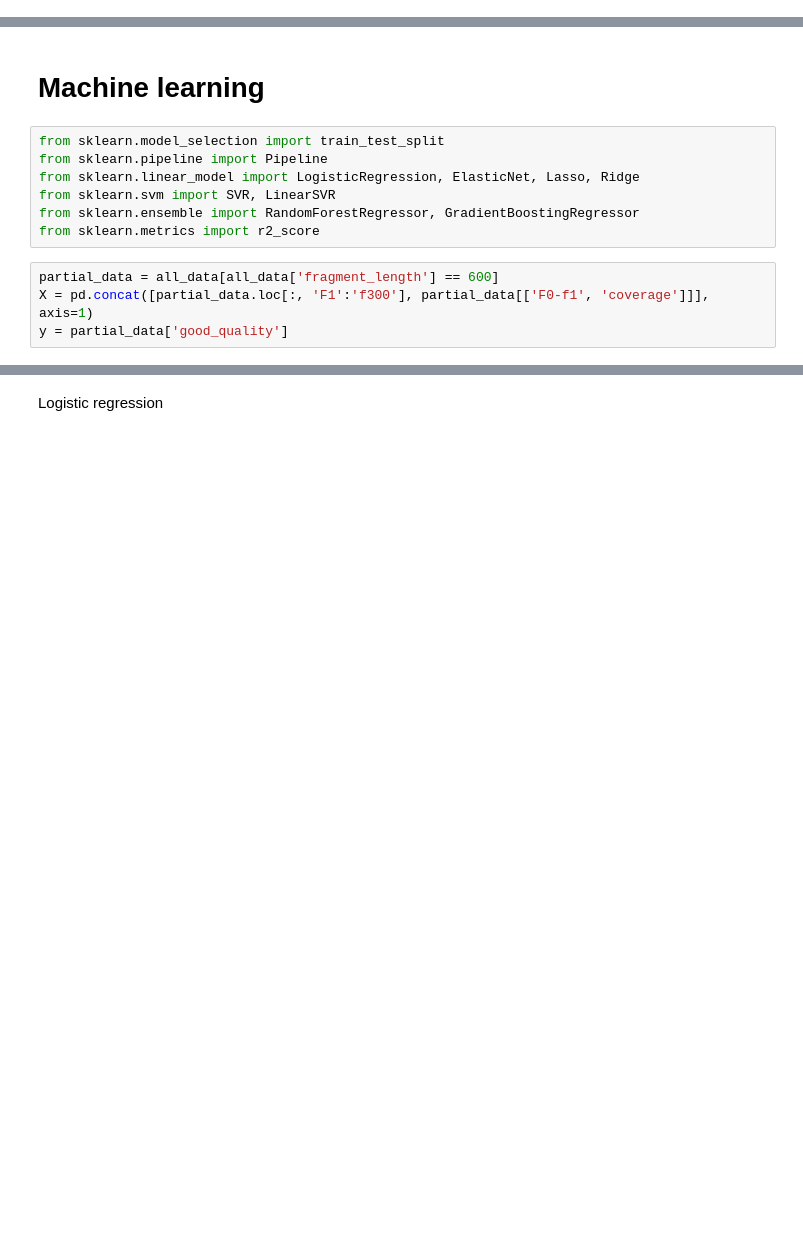
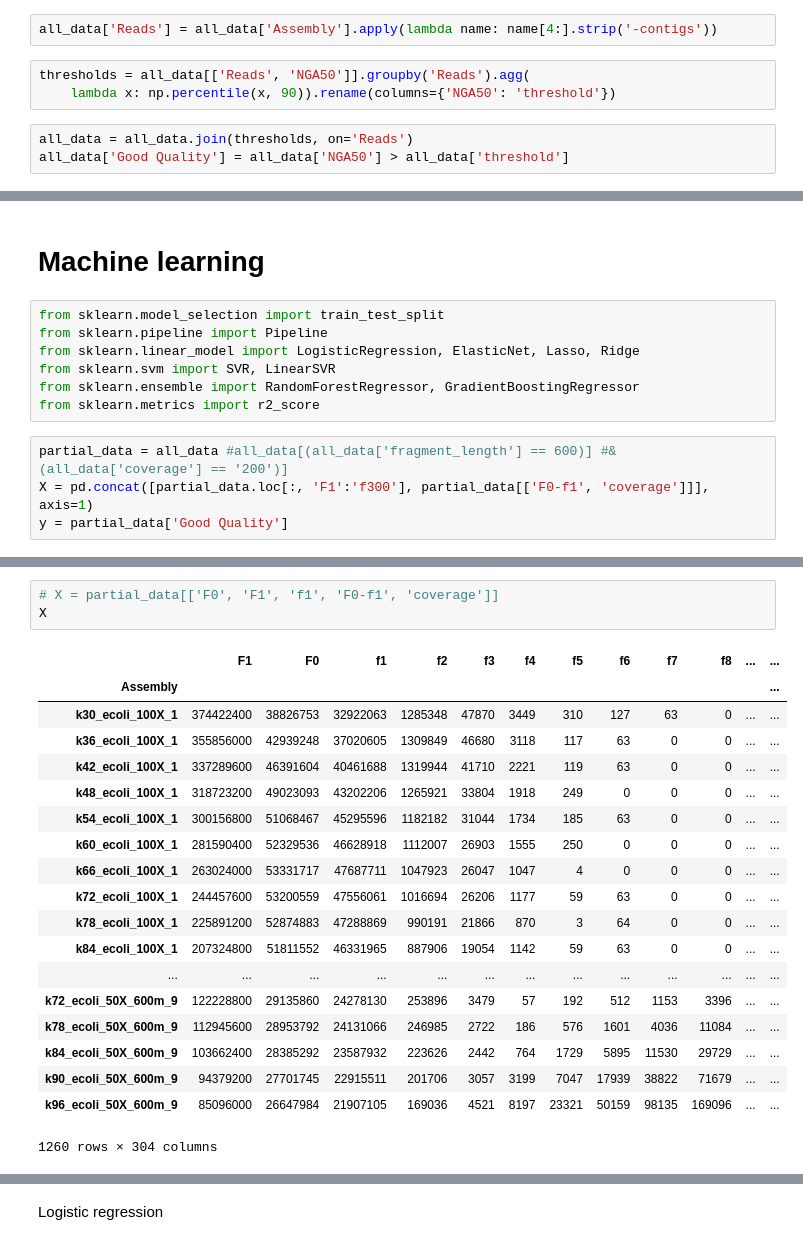
Before and after one commit to emreerhan/kmer-optimization, a Jupyter notebook: kmer_analysis.ipynb, the cells around one changed output, grey strips where cells are left out. Cells and saved outputs as stored; diff of their text form; blank space fills up the shorter version.

```diff
--- a/kmer_analysis.ipynb
+++ b/kmer_analysis.ipynb
@@ -76,0 +32,8 @@ all_data['good_quality'] = all_data['NGA50'].apply(lambda x: True if x > thresho
+# %%
+all_data['Reads'] = all_data['Assembly'].apply(lambda name: name[4:].strip('-contigs'))
+# %%
+thresholds = all_data[['Reads', 'NGA50']].groupby('Reads').agg(
+    lambda x: np.percentile(x, 90)).rename(columns={'NGA50': 'threshold'})
+# %%
+all_data = all_data.join(thresholds, on='Reads')
+all_data['Good Quality'] = all_data['NGA50'] > all_data['threshold']
@@ -84,6 +69,6 @@ from sklearn.svm import SVR, LinearSVR
 from sklearn.ensemble import RandomForestRegressor, GradientBoostingRegressor
 from sklearn.metrics import r2_score
 # %%
-partial_data = all_data[all_data['fragment_length'] == 600]
+partial_data = all_data #all_data[(all_data['fragment_length'] == 600)] #& (all_data['coverage'] == '200')]
 X = pd.concat([partial_data.loc[:, 'F1':'f300'], partial_data[['F0-f1', 'coverage']]], axis=1)
-y = partial_data['good_quality']
+y = partial_data['Good Quality']
@@ -111,0 +75,23 @@ partial_data
+# %%
+# X = partial_data[['F0', 'F1', 'f1', 'F0-f1', 'coverage']]
+X
+# %% [output]
+|  | F1 | F0 | f1 | f2 | f3 | f4 | f5 | f6 | f7 | f8 | ... | ... |
+| Assembly |  |  |  |  |  |  |  |  |  |  |  | ... |
+| k30_ecoli_100X_1 | 374422400 | 38826753 | 32922063 | 1285348 | 47870 | 3449 | 310 | 127 | 63 | 0 | ... | ... |
+| k36_ecoli_100X_1 | 355856000 | 42939248 | 37020605 | 1309849 | 46680 | 3118 | 117 | 63 | 0 | 0 | ... | ... |
+| k42_ecoli_100X_1 | 337289600 | 46391604 | 40461688 | 1319944 | 41710 | 2221 | 119 | 63 | 0 | 0 | ... | ... |
+| k48_ecoli_100X_1 | 318723200 | 49023093 | 43202206 | 1265921 | 33804 | 1918 | 249 | 0 | 0 | 0 | ... | ... |
+| k54_ecoli_100X_1 | 300156800 | 51068467 | 45295596 | 1182182 | 31044 | 1734 | 185 | 63 | 0 | 0 | ... | ... |
+| k60_ecoli_100X_1 | 281590400 | 52329536 | 46628918 | 1112007 | 26903 | 1555 | 250 | 0 | 0 | 0 | ... | ... |
+| k66_ecoli_100X_1 | 263024000 | 53331717 | 47687711 | 1047923 | 26047 | 1047 | 4 | 0 | 0 | 0 | ... | ... |
+| k72_ecoli_100X_1 | 244457600 | 53200559 | 47556061 | 1016694 | 26206 | 1177 | 59 | 63 | 0 | 0 | ... | ... |
+| k78_ecoli_100X_1 | 225891200 | 52874883 | 47288869 | 990191 | 21866 | 870 | 3 | 64 | 0 | 0 | ... | ... |
+| k84_ecoli_100X_1 | 207324800 | 51811552 | 46331965 | 887906 | 19054 | 1142 | 59 | 63 | 0 | 0 | ... | ... |
+| ... | ... | ... | ... | ... | ... | ... | ... | ... | ... | ... | ... | ... |
+| k72_ecoli_50X_600m_9 | 122228800 | 29135860 | 24278130 | 253896 | 3479 | 57 | 192 | 512 | 1153 | 3396 | ... | ... |
+| k78_ecoli_50X_600m_9 | 112945600 | 28953792 | 24131066 | 246985 | 2722 | 186 | 576 | 1601 | 4036 | 11084 | ... | ... |
+| k84_ecoli_50X_600m_9 | 103662400 | 28385292 | 23587932 | 223626 | 2442 | 764 | 1729 | 5895 | 11530 | 29729 | ... | ... |
+| k90_ecoli_50X_600m_9 | 94379200 | 27701745 | 22915511 | 201706 | 3057 | 3199 | 7047 | 17939 | 38822 | 71679 | ... | ... |
+| k96_ecoli_50X_600m_9 | 85096000 | 26647984 | 21907105 | 169036 | 4521 | 8197 | 23321 | 50159 | 98135 | 169096 | ... | ... |
+1260 rows × 304 columns
```
Also changed, not shown: parts of 50 cells of this notebook.
